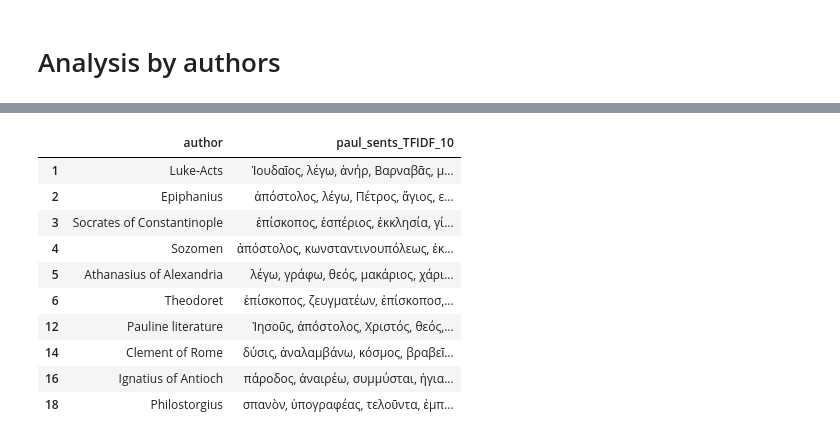
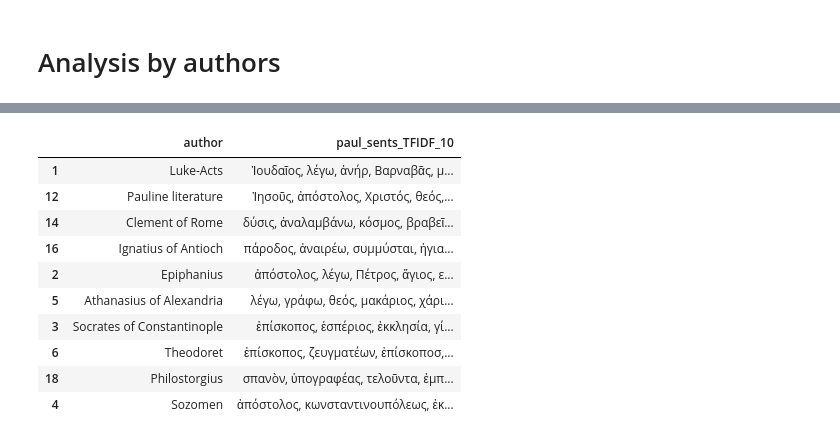
Before and after one commit to kasev/paul, a Jupyter notebook: scripts/2_sentences_explorations.ipynb, the cells around one changed output, grey strips where cells are left out. Cells and saved outputs as stored; diff of their text form; code cells hidden in the pictures.

```diff
--- a/scripts/2_sentences_explorations.ipynb
+++ b/scripts/2_sentences_explorations.ipynb
@@ -229,18 +243,18 @@ set_with_dataframe(paul_results.worksheet("christian_authors_overview"), df_auth
 # %%
-table_for_article = df_authors[df_authors["author"].isin(["Luke-Acts", "Pauline literature", "Clement of Rome", "Ignatius of Antioch", "Socrates of Constantinople", "Theodoret", "Epiphanius", "Sozomen", "Athanasius of Alexandria", "Philostorgius"])][["author", "paul_sents_TFIDF_10"]]
+table_for_article = df_authors[df_authors["author"].isin(["Luke-Acts", "Pauline literature", "Clement of Rome", "Ignatius of Antioch", "Socrates of Constantinople", "Theodoret", "Epiphanius", "Sozomen", "Athanasius of Alexandria", "Philostorgius"])].sort_values("date_avr")[["author", "paul_sents_TFIDF_10"]]
 table_for_article
 # %% [output]
 |  | author | paul_sents_TFIDF_10 |
 | 1 | Luke-Acts | Ἰουδαῖος, λέγω, ἀνήρ, Βαρναβᾶς, μ... |
-| 2 | Epiphanius | ἀπόστολος, λέγω, Πέτρος, ἅγιος, ε... |
-| 3 | Socrates of Constantinople | ἐπίσκοπος, ἑσπέριος, ἐκκλησία, γί... |
-| 4 | Sozomen | ἀπόστολος, κωνσταντινουπόλεως, ἐκ... |
-| 5 | Athanasius of Alexandria | λέγω, γράφω, θεός, μακάριος, χάρι... |
-| 6 | Theodoret | ἐπίσκοπος, ζευγματέων, ἐπίσκοποσ,... |
 | 12 | Pauline literature | Ἰησοῦς, ἀπόστολος, Χριστός, θεός,... |
 | 14 | Clement of Rome | δύσις, ἀναλαμβάνω, κόσμος, βραβεῖ... |
 | 16 | Ignatius of Antioch | πάροδος, ἀναιρέω, συμμύσται, ἡγια... |
+| 2 | Epiphanius | ἀπόστολος, λέγω, Πέτρος, ἅγιος, ε... |
+| 5 | Athanasius of Alexandria | λέγω, γράφω, θεός, μακάριος, χάρι... |
+| 3 | Socrates of Constantinople | ἐπίσκοπος, ἑσπέριος, ἐκκλησία, γί... |
+| 6 | Theodoret | ἐπίσκοπος, ζευγματέων, ἐπίσκοποσ,... |
 | 18 | Philostorgius | σπανὸν, ὑπογραφέας, τελοῦντα, ἐμπ... |
+| 4 | Sozomen | ἀπόστολος, κωνσταντινουπόλεως, ἐκ... |
 # %%
 set_with_dataframe(paul_results.add_worksheet("table_tfidf_article", 1,1), table_for_article)
 # %%
```
Also changed, not shown: parts of 1 cell of this notebook, 9 other files.
